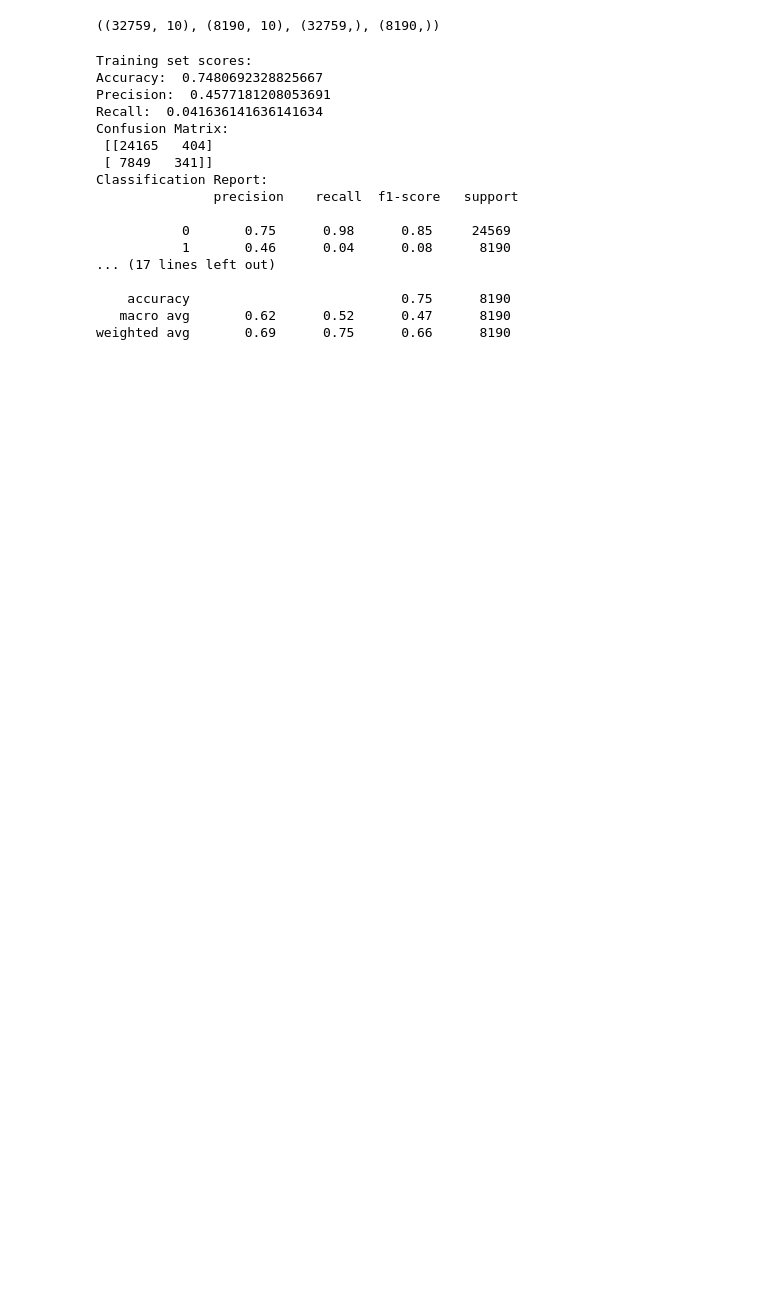
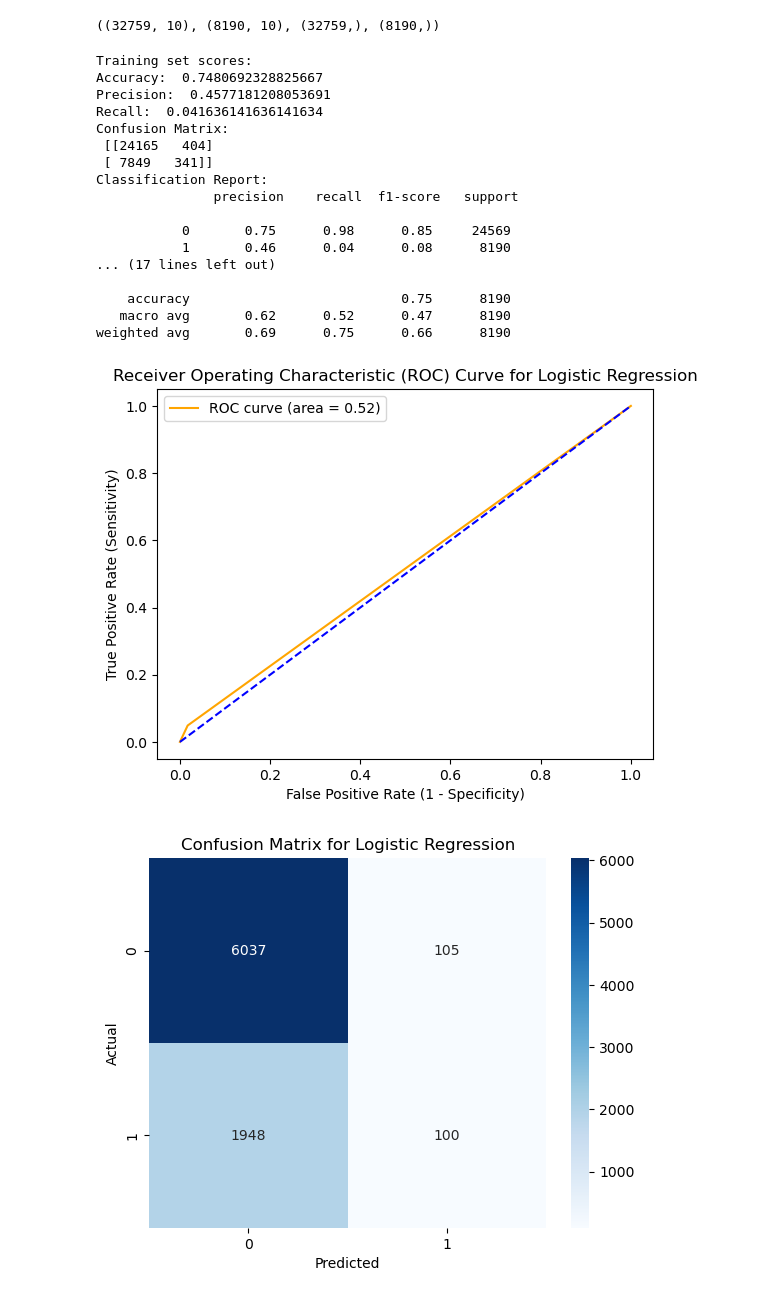
Before and after one commit to sjmfirestone/comp-4448-final-project, a Jupyter notebook: video-popularity.ipynb, the cells around one changed output. Saved outputs shown, nothing was run; the diff lists cells and outputs as text; code cells hidden in the pictures; blank space fills up the shorter version.

Commit message:
adding different model and calculated metrics

```diff
--- a/video-popularity.ipynb
+++ b/video-popularity.ipynb
@@ -945,4 +953,30 @@ X_train, X_test, y_train, y_test = train_test_split(X, y, test_size=0.2, random_
 X_train.shape, X_test.shape, y_train.shape, y_test.shape
 # %% [output]
 ((32759, 10), (8190, 10), (32759,), (8190,))
+# %%
+# create function to plot roc-auc curve
+def plot_roc_curve(y_test, y_test_pred, model):
+    # calculate fpr, tpr and thresholds
+    fpr, tpr, thresholds = roc_curve(y_test, y_test_pred)
+    # calculate auc score
+    auc_score = auc(fpr, tpr)
+    # plot roc curve
+    plt.plot(fpr, tpr, color='orange', label='ROC curve (area = %0.2f)' % auc_score)
+    plt.plot([0, 1], [0, 1], color='blue', linestyle='--')
+    plt.xlabel('False Positive Rate (1 - Specificity)')
+    plt.ylabel('True Positive Rate (Sensitivity)')
+    plt.title('Receiver Operating Characteristic (ROC) Curve for {}'.format(model))
+    plt.legend()
+    plt.show()
+# %%
+# create function to plot confusion matrix
+def plot_confusion_matrix(y_test, y_test_pred, model):
+    # calculate confusion matrix
+    cm = confusion_matrix(y_test, y_test_pred)
+    # plot confusion matrix
+    sns.heatmap(cm, annot=True, fmt='g', cmap='Blues')
+    plt.title('Confusion Matrix for {}'.format(model))
+    plt.xlabel('Predicted')
+    plt.ylabel('Actual')
+    plt.show()
 # %%
@@ -993,3 +1023,12 @@ Classification Report:
     accuracy                           0.75      8190
    macro avg       0.62      0.52      0.47      8190
 weighted avg       0.69      0.75      0.66      8190
+# %%
+# plot roc-auc curve
+plot_roc_curve(y_test, y_test_pred, 'Logistic Regression')
+
+# plot confusion matrix
+plot_confusion_matrix(y_test, y_test_pred, 'Logistic Regression')
+# %% [output]
+[figure, added]
+[figure, added]
```
Also changed, not shown: parts of 31 cells of this notebook.
